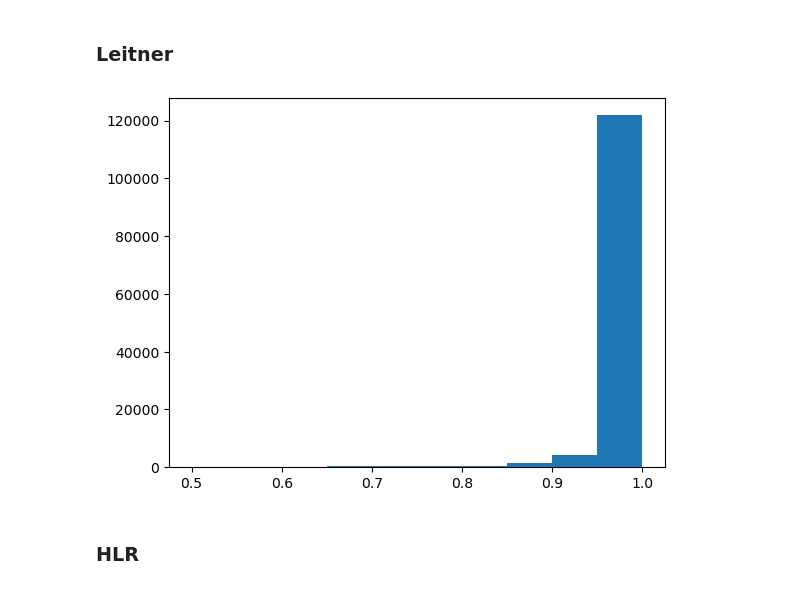
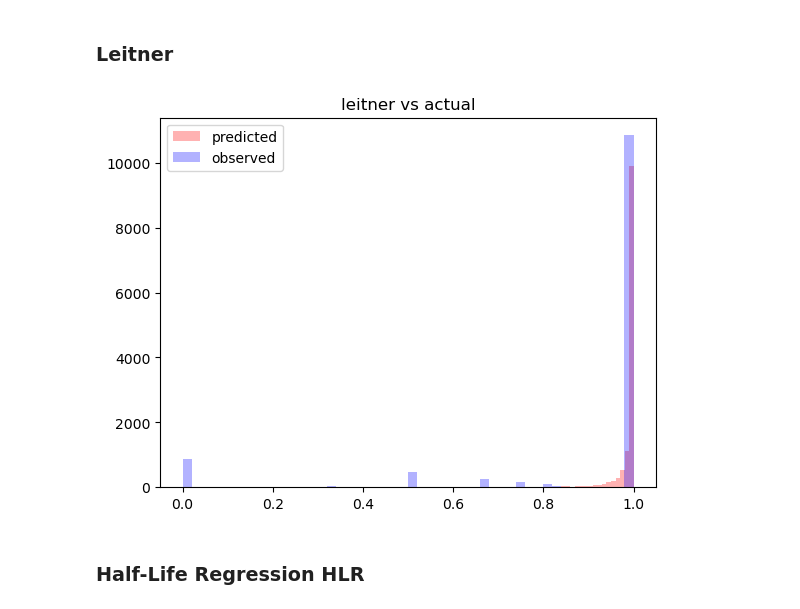
Before and after one commit to project-palooza/spaced_repetition, a Jupyter notebook: v0.ipynb, the cells around one changed output. Drawn from its saved outputs; the diff is of its cells as text; code cells hidden in the pictures.

```diff
--- a/v0.ipynb
+++ b/v0.ipynb
@@ -6,7 +6,7 @@ import matplotlib.pyplot as plt
 # our module
 from preprocess import *
 # %%
-df = sr_data_reader(p = .01)
+df = sr_data_reader()
 # %% [markdown]
 ### language features
 # %%
@@ -177,14 +239,30 @@ leitner = leitner_model()
 leitner_x, leitner_delta = leitner_data(df)
 
 leitner_predicted_p_recall = leitner.predict(leitner_x,leitner_delta)
-# %%
-plt.figure()
-plt.hist(leitner_predicted_p_recall.detach().numpy())
-plt.show()
-# %% [output]
-[figure, removed]
+# %%
+def training_run_evaluator(model_name,y_true,y_pred):
+    """we should add more model eval stuff to this"""
+
+    if isinstance(y_true, torch.Tensor):
+        y_true = y_true.detach().numpy()
+
+    fig = plt.figure()
+    plt.hist(y_pred.detach().numpy(),color = "red",alpha = .3,label = 'predicted',bins=50)
+    plt.hist(y_true,color = "blue",alpha = .3,label = 'observed',bins = 50)
+    plt.legend()
+    plt.title(f"{model_name} vs actual")
+
+    # fig = plt.gcf()
+    # plt.close(fig)
+
+    return fig
+
+
+fig = training_run_evaluator("leitner",df['p_recall'],leitner_predicted_p_recall)
+# %% [output]
+[figure, added]
 # %% [markdown]
-### HLR
+### Half-Life Regression HLR
 # %%
 import torch.optim as optim
 
```
Also changed, not shown: parts of 22 cells of this notebook, 2 other files.
